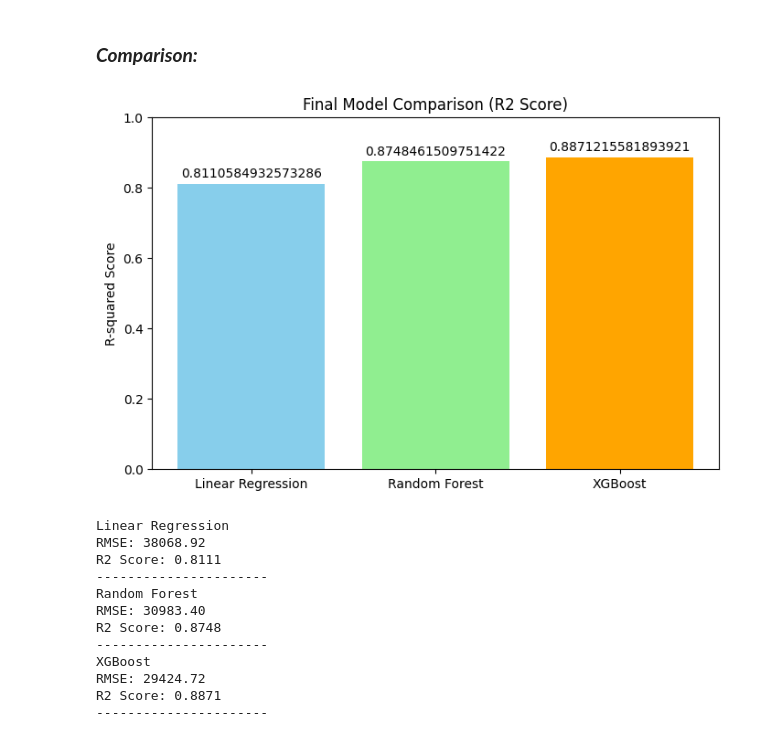
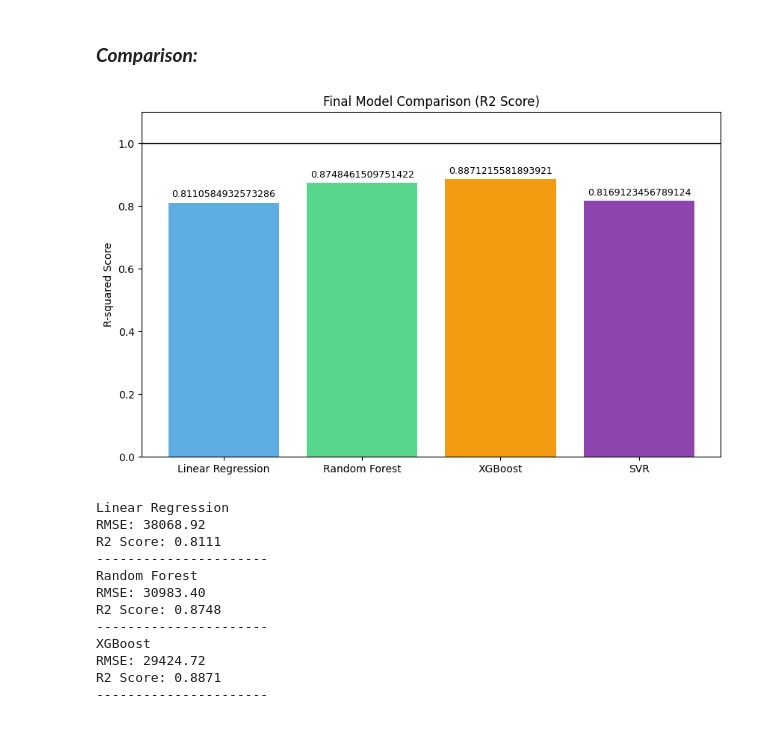
Before and after one commit to Fa-224/ARTI308-House-Price-Prediction, a Jupyter notebook: ExperimentalWorkflow.ipynb, the cells around one changed output. Cells and saved outputs as stored; diff of their text form; code cells hidden in the pictures.

```diff
--- a/ExperimentalWorkflow.ipynb
+++ b/ExperimentalWorkflow.ipynb
@@ -448,28 +448,33 @@ plt.show()
 ### ***Comparison:***
 # %%
 import matplotlib.pyplot as plt
+#data
+models = ['Linear Regression', 'Random Forest', 'XGBoost', 'SVR']
+r2_scores = [0.8110584932573286, 0.8748461509751422, 0.8871215581893921, 0.8169123456789123]
 
-models = ['Linear Regression', 'Random Forest', 'XGBoost']
-r2_scores = [
-    results["Linear Regression"]["R2"],
-    results["Random Forest"]["R2"],
-    results["XGBoost"]["R2"]
-]
+# 2. إعداد الرسم البياني
+plt.figure(figsize=(10, 6))
+colors = ['#5dade2', '#58d68d', '#f39c12', '#8e44ad'] # أزرق، أخضر، برتقالي، بنفسجي للـ SVR
+bars = plt.bar(models, r2_scores, color=colors)
 
-plt.figure(figsize=(8, 5))
-bars = plt.bar(models, r2_scores, color=['skyblue', 'lightgreen','orange'])
+# 3. إضافة العناوين والمسميات
+plt.ylabel('R-squared Score')
+plt.title('Final Model Comparison (R2 Score)')
+plt.ylim(0, 1.1)  # لتوسيع المساحة العلوية للأرقام
 
-
+# 4. إضافة الأرقام فوق الأعمدة بدقة عالية
 for bar in bars:
     yval = bar.get_height()
-    plt.text(bar.get_x() + bar.get_width()/2, yval + 0.01, yval, ha='center', va='bottom')
+    plt.text(bar.get_x() + bar.get_width()/2, yval + 0.01, f'{yval}',
+             ha='center', va='bottom', fontsize=9)
 
-plt.ylim(0, 1.0)
-plt.title('Final Model Comparison (R2 Score)')
-plt.ylabel('R-squared Score')
+# 5. إضافة خط مرجعي عند 1.0 (الدقة الكاملة)
+plt.axhline(y=1.0, color='black', linestyle='-', linewidth=1)
+
+# إظهار الرسم
 plt.show()
 # %% [output]
-[figure, old version]
+[figure, new version]
 # %%
 # Display and compare the performance metrics of all machine learning models
 
```
